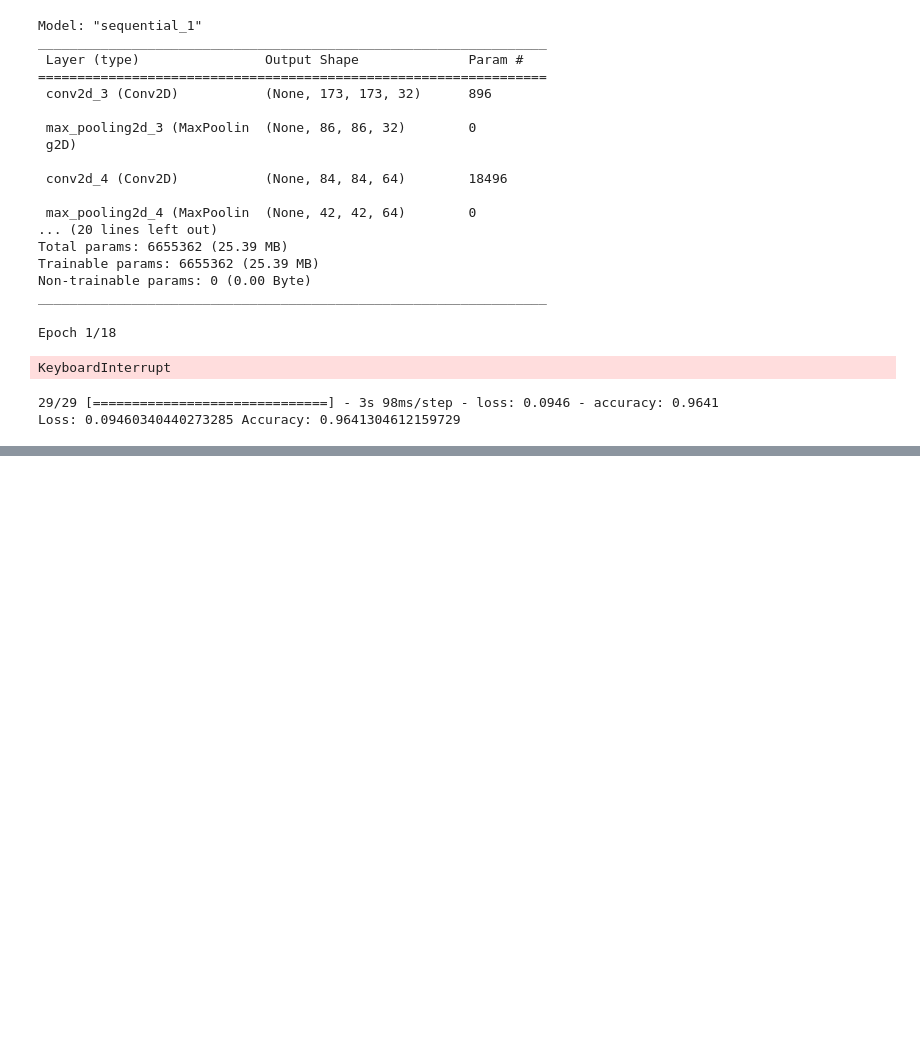
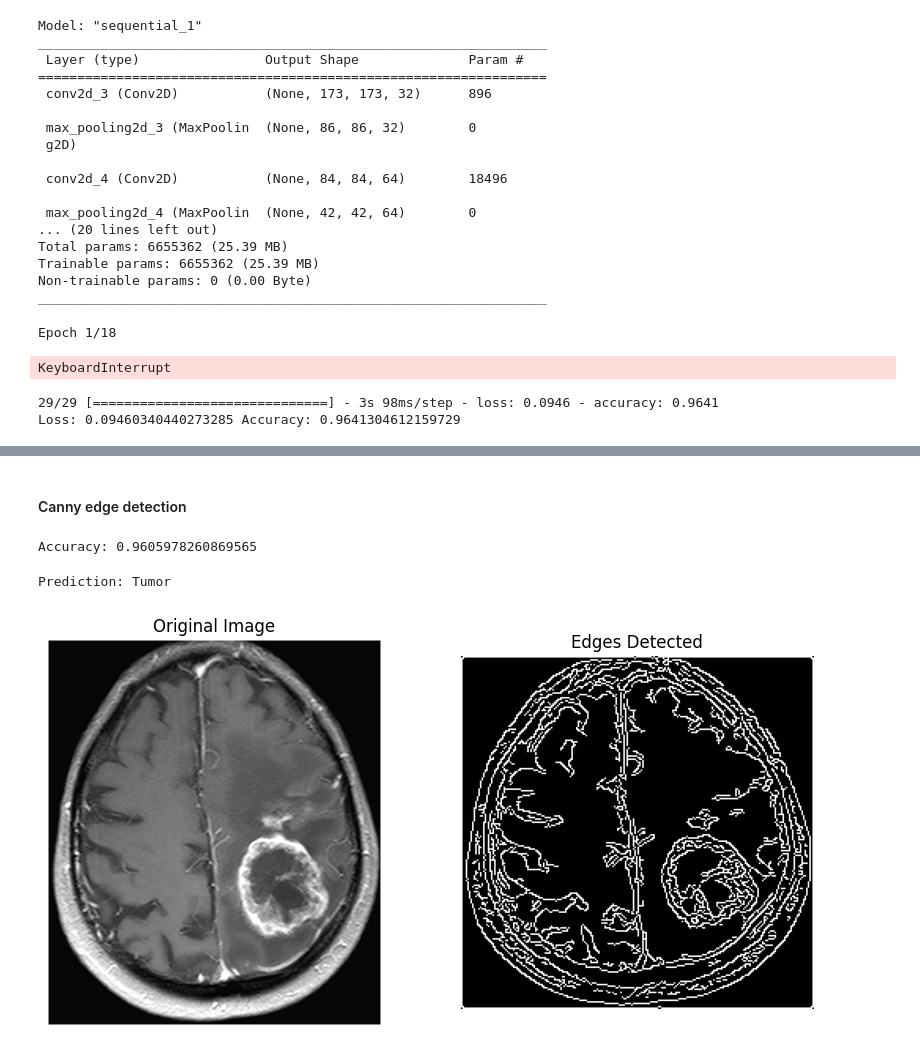
Before and after one commit to NoaAmichai/Brain_Tumor_Classification, a Jupyter notebook: Brain_Tumor_Classifiction.ipynb, the cells around one changed output, grey strips where cells are left out. Drawn from its saved outputs; the diff is of its cells as text; code cells hidden in the pictures; blank space fills up the shorter version.

Commit message:
Add Canny Edge and LIME

```diff
--- a/Brain_Tumor_Classifiction.ipynb
+++ b/Brain_Tumor_Classifiction.ipynb
@@ -693,0 +831,2 @@ Loss: 0.09460340440273285 Accuracy: 0.9641304612159729
+# %% [markdown]
+#### Canny edge detection
@@ -693,0 +873,43 @@ Loss: 0.09460340440273285 Accuracy: 0.9641304612159729
+# %%
+from sklearn.svm import SVC
+
+# Create the SVM model
+svm_model = SVC(kernel='linear', C=1)
+
+# Fit the model to the training data
+svm_model.fit(X_train, y_train)
+
+# Make predictions on the validation set
+y_pred = svm_model.predict(X_val)
+
+# Calculate the accuracy
+accuracy = accuracy_score(y_val, y_pred)
+print('Accuracy:', accuracy)
+# %% [output]
+Accuracy: 0.9605978260869565
+# %%
+sample_image_path = 'Brain Tumor Data Set/Brain Tumor/Cancer (2385).jpg'
+sample_image = cv2.imread(sample_image_path)
+processed_image = preprocess_image(sample_image)
+processed_image = processed_image.reshape(1, -1)  # Reshape for prediction
+
+prediction = svm_model.predict(processed_image)
+print('Prediction:', 'Tumor' if prediction[0] == 1 else 'Healthy')
+# %% [output]
+Prediction: Tumor
+# %%
+# show the image with the edges detected and the original image
+
+fig, ax = plt.subplots(1, 2, figsize=(10, 5))
+ax[0].imshow(cv2.cvtColor(sample_image, cv2.COLOR_BGR2RGB))
+ax[0].axis('off')
+ax[0].set_title('Original Image')
+
+edges_image = processed_image.reshape(224, 224)
+ax[1].imshow(edges_image, cmap='gray')
+ax[1].axis('off')
+ax[1].set_title('Edges Detected')
+
+plt.show()
+# %% [output]
+[figure, added]
```
Also changed, not shown: parts of 11 cells of this notebook.
